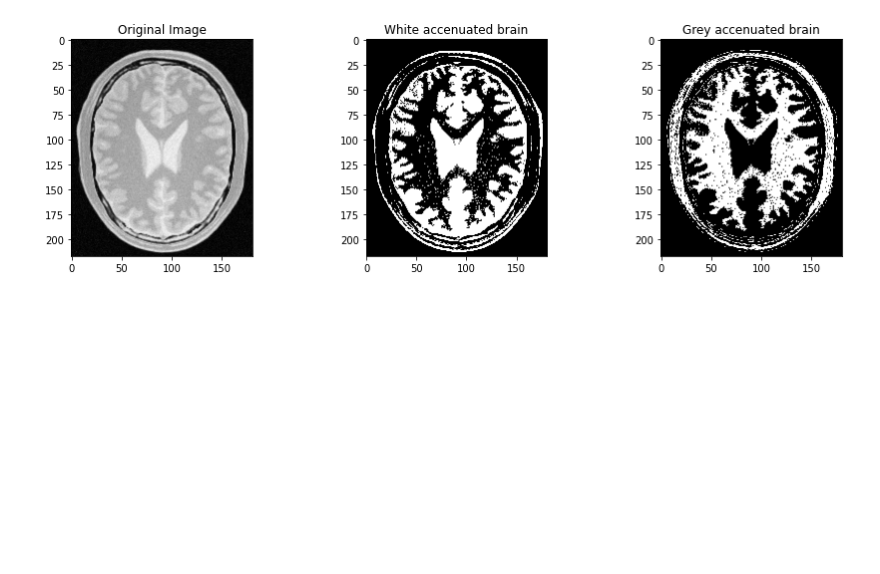
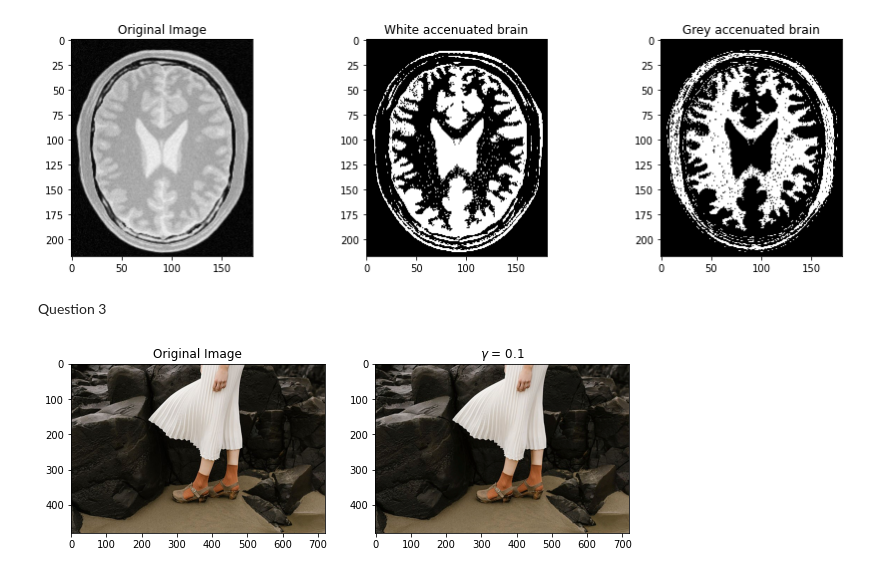
Before and after one commit to dulmi-99/Image-Processing-and-Machine-Vision, a Jupyter notebook: Assignments/Assignment 1/190107T_a01.ipynb, the cells around one changed output. Saved outputs shown, nothing was run; the diff lists cells and outputs as text; code cells hidden in the pictures; blank space fills up the shorter version.

Commit message:
Question 3

```diff
--- a/Assignments/Assignment 1/190107T_a01.ipynb
+++ b/Assignments/Assignment 1/190107T_a01.ipynb
@@ -83,3 +87,30 @@ plt.show()
 # %% [output]
 [figure]
 [figure]
+# %% [markdown]
+Question 3
+# %%
+import numpy as np
+import cv2 as cv
+import matplotlib.pyplot as plt
+
+im =  cv.imread("highlights_and_shadows.jpg")
+assert im is not None
+
+im_lab = cv.cvtColor(im, cv.COLOR_BGR2Lab)
+(l,a,b)= cv.split(im_lab)
+gamma = 0.1
+g_transform = np.array([(p/255)**gamma*255 for p in range(0,256)]).astype(np.uint8)
+g_transformed = cv.LUT(l, g_transform)
+
+im_lab2 = cv.merge([l,a,b])
+
+fig, ax = plt.subplots(1,2)
+fig.set_figwidth(10)
+ax[0].imshow(cv.cvtColor(im, cv.COLOR_BGR2RGB))
+ax[0].set_title("Original Image")
+ax[1].imshow(cv.cvtColor(im_lab2, cv.COLOR_Lab2RGB))
+ax[1].set_title("$\gamma$ = "+ str(gamma))
+plt.show()
+# %% [output]
+[figure, added]
```
Also changed, not shown: parts of 1 cell of this notebook.
